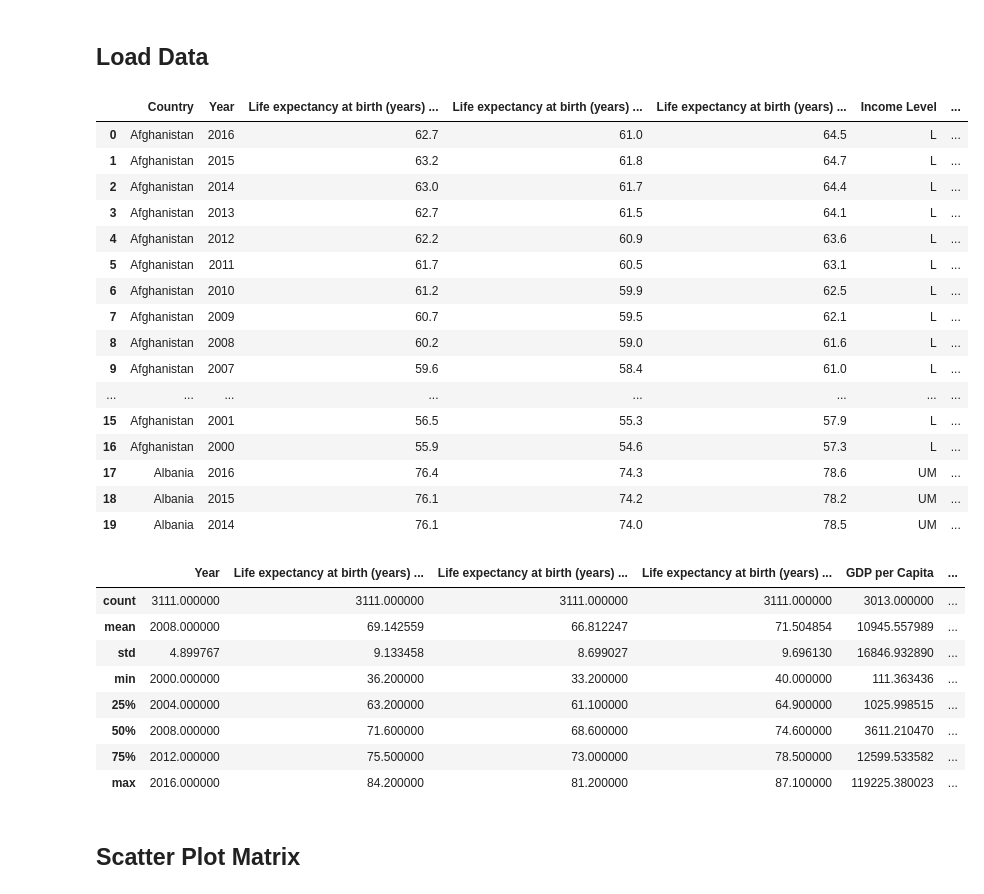
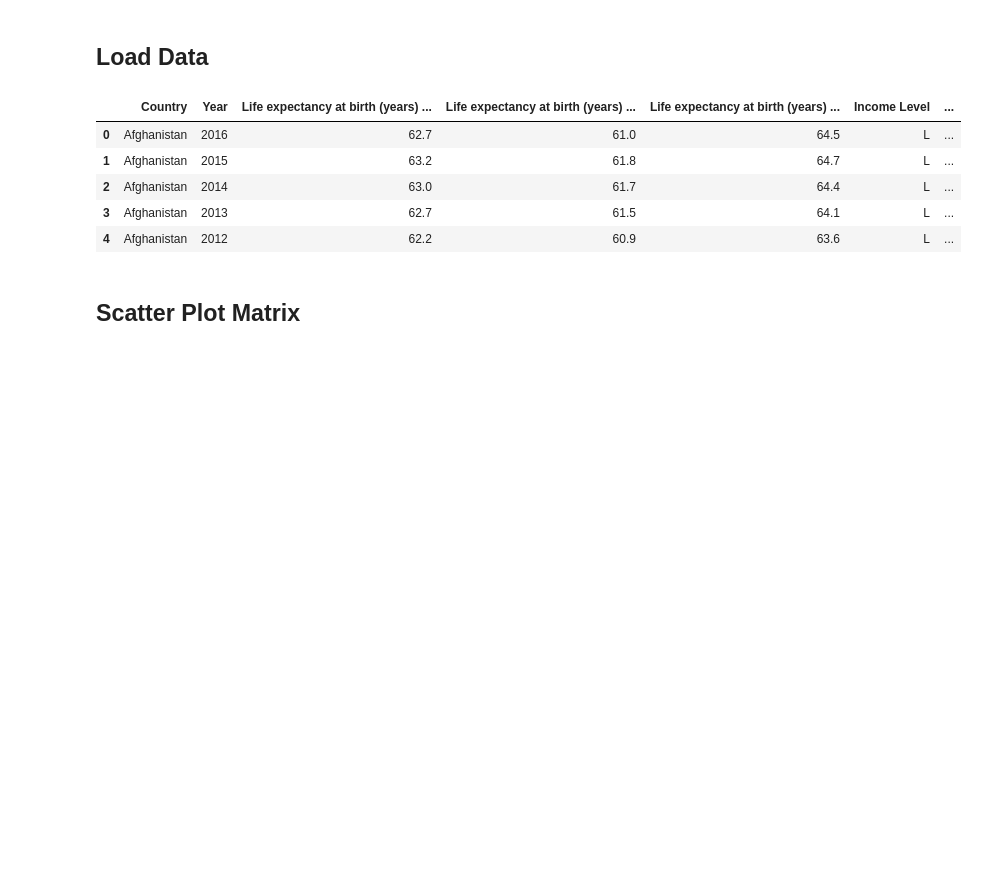
Before and after one commit to patrickFuerst/human_life_exp, a Jupyter notebook: Data_Visualizations(Anna).ipynb, the cells around one changed output. Drawn from its saved outputs; the diff is of its cells as text; code cells hidden in the pictures; blank space fills up the shorter version.

```diff
--- a/Data_Visualizations(Anna).ipynb
+++ b/Data_Visualizations(Anna).ipynb
@@ -7,36 +12,16 @@ import matplotlib.pyplot as plt
 # %%
 data = pd.read_csv('data/processed/merged_data.csv')
 
-data.shape
-display(data.head(20))
-data.describe()
+#data.shape
+display(data.head())
+#data.describe()
 # %% [output]
 |  | Country | Year | Life expectancy at birth (years) ... | Life expectancy at birth (years) ... | Life expectancy at birth (years) ... | Income Level | ... |
 | 0 | Afghanistan | 2016 | 62.7 | 61.0 | 64.5 | L | ... |
 | 1 | Afghanistan | 2015 | 63.2 | 61.8 | 64.7 | L | ... |
 | 2 | Afghanistan | 2014 | 63.0 | 61.7 | 64.4 | L | ... |
 | 3 | Afghanistan | 2013 | 62.7 | 61.5 | 64.1 | L | ... |
 | 4 | Afghanistan | 2012 | 62.2 | 60.9 | 63.6 | L | ... |
-| 5 | Afghanistan | 2011 | 61.7 | 60.5 | 63.1 | L | ... |
-| 6 | Afghanistan | 2010 | 61.2 | 59.9 | 62.5 | L | ... |
-| 7 | Afghanistan | 2009 | 60.7 | 59.5 | 62.1 | L | ... |
-| 8 | Afghanistan | 2008 | 60.2 | 59.0 | 61.6 | L | ... |
-| 9 | Afghanistan | 2007 | 59.6 | 58.4 | 61.0 | L | ... |
-| ... | ... | ... | ... | ... | ... | ... | ... |
-| 15 | Afghanistan | 2001 | 56.5 | 55.3 | 57.9 | L | ... |
-| 16 | Afghanistan | 2000 | 55.9 | 54.6 | 57.3 | L | ... |
-| 17 | Albania | 2016 | 76.4 | 74.3 | 78.6 | UM | ... |
-| 18 | Albania | 2015 | 76.1 | 74.2 | 78.2 | UM | ... |
-| 19 | Albania | 2014 | 76.1 | 74.0 | 78.5 | UM | ... |
-|  | Year | Life expectancy at birth (years) ... | Life expectancy at birth (years) ... | Life expectancy at birth (years) ... | GDP per Capita | ... |
-| count | 3111.000000 | 3111.000000 | 3111.000000 | 3111.000000 | 3013.000000 | ... |
-| mean | 2008.000000 | 69.142559 | 66.812247 | 71.504854 | 10945.557989 | ... |
-| std | 4.899767 | 9.133458 | 8.699027 | 9.696130 | 16846.932890 | ... |
-| min | 2000.000000 | 36.200000 | 33.200000 | 40.000000 | 111.363436 | ... |
-| 25% | 2004.000000 | 63.200000 | 61.100000 | 64.900000 | 1025.998515 | ... |
-| 50% | 2008.000000 | 71.600000 | 68.600000 | 74.600000 | 3611.210470 | ... |
-| 75% | 2012.000000 | 75.500000 | 73.000000 | 78.500000 | 12599.533582 | ... |
-| max | 2016.000000 | 84.200000 | 81.200000 | 87.100000 | 119225.380023 | ... |
 # %% [markdown]
 ## Scatter Plot Matrix
 # %%
```
Also changed, not shown: parts of 8 cells of this notebook.
